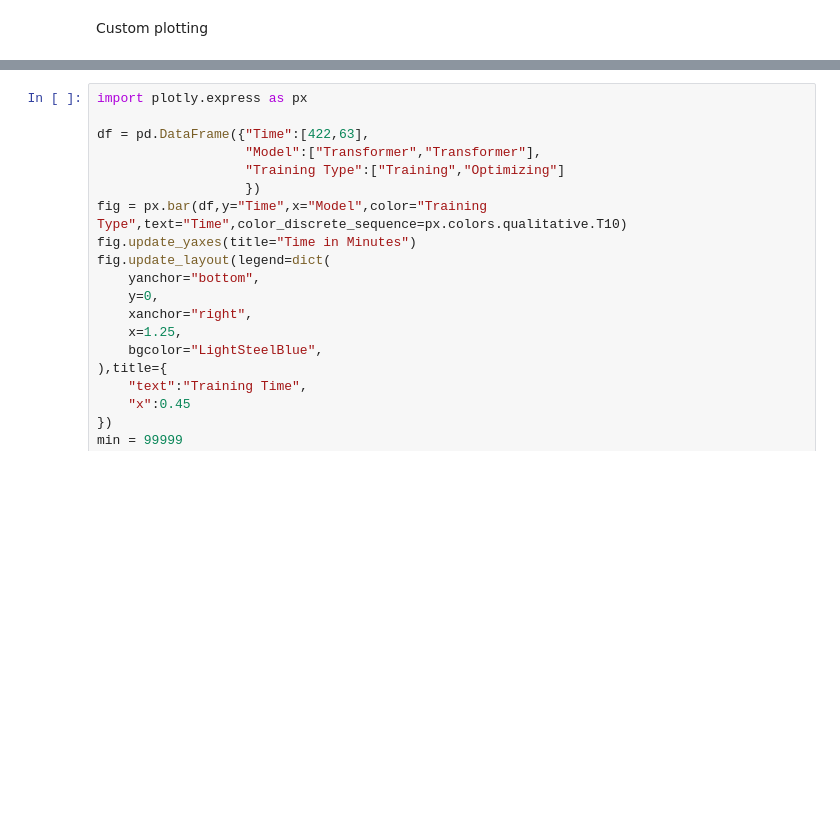
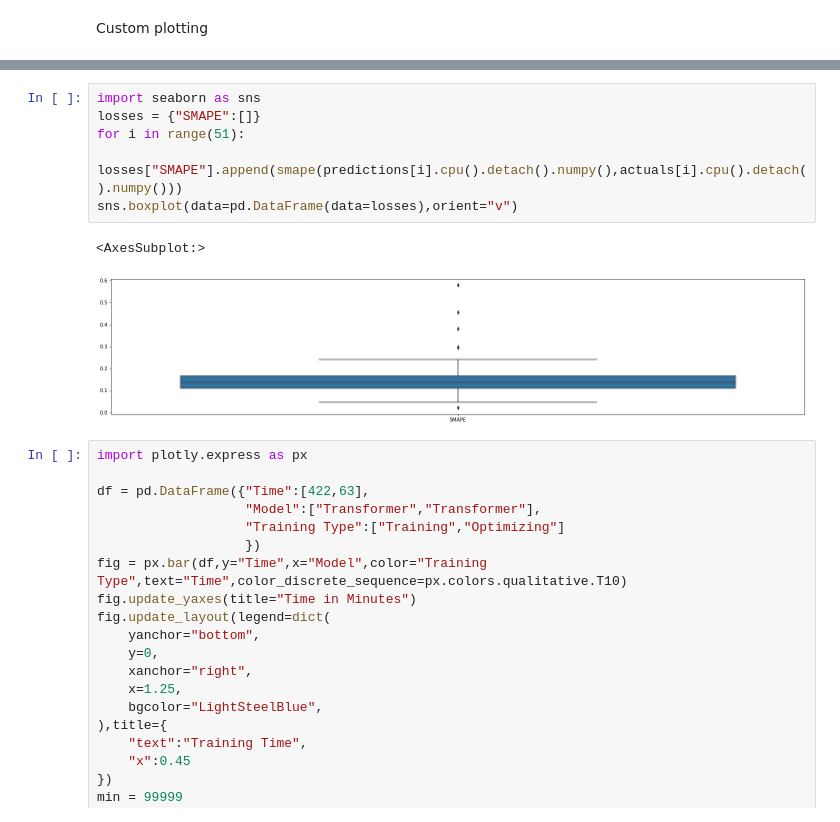
Before and after one commit to MohammadSakhnini/PageView_Prediction, a Jupyter notebook: Transformer/transformer.ipynb, the cells around one changed output, grey strips where cells are left out. Saved outputs shown, nothing was run; the diff lists cells and outputs as text; blank space fills up the shorter version.

```diff
--- a/Transformer/transformer.ipynb
+++ b/Transformer/transformer.ipynb
@@ -457,3 +457,12 @@ plt.show()
+# %%
+import seaborn as sns
+losses = {"SMAPE":[]}
+for i in range(51):
+    losses["SMAPE"].append(smape(predictions[i].cpu().detach().numpy(),actuals[i].cpu().detach().numpy()))
+sns.boxplot(data=pd.DataFrame(data=losses),orient="v")
+# %% [output]
+<AxesSubplot:>
+[figure, added]
 # %%
 import plotly.express as px
 
```
Also changed, not shown: parts of 4 cells of this notebook, 3 other files.
